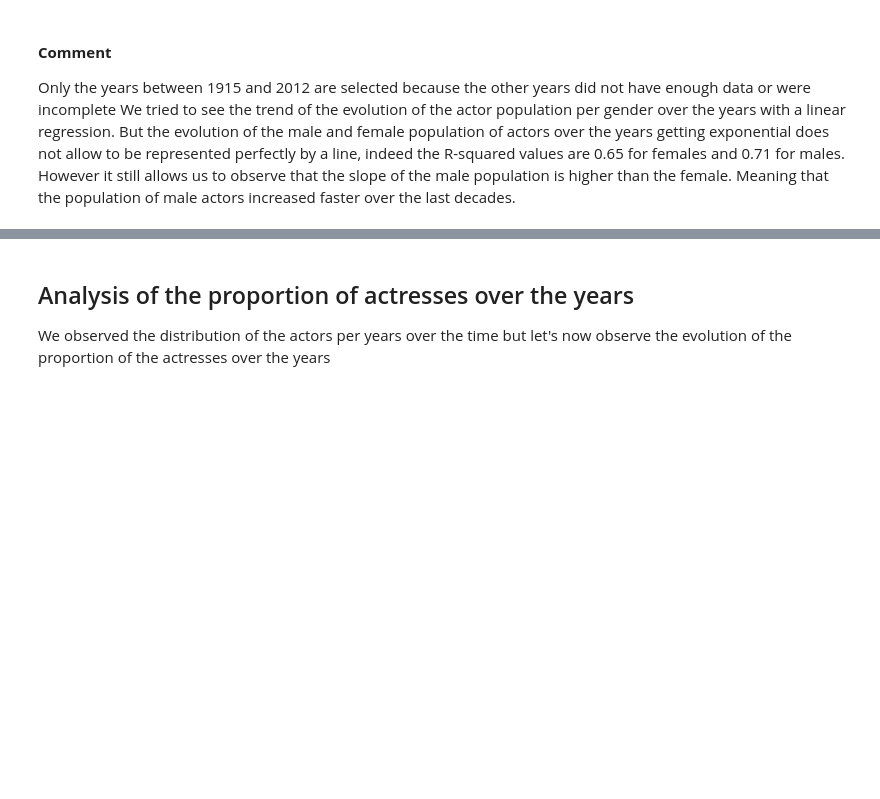
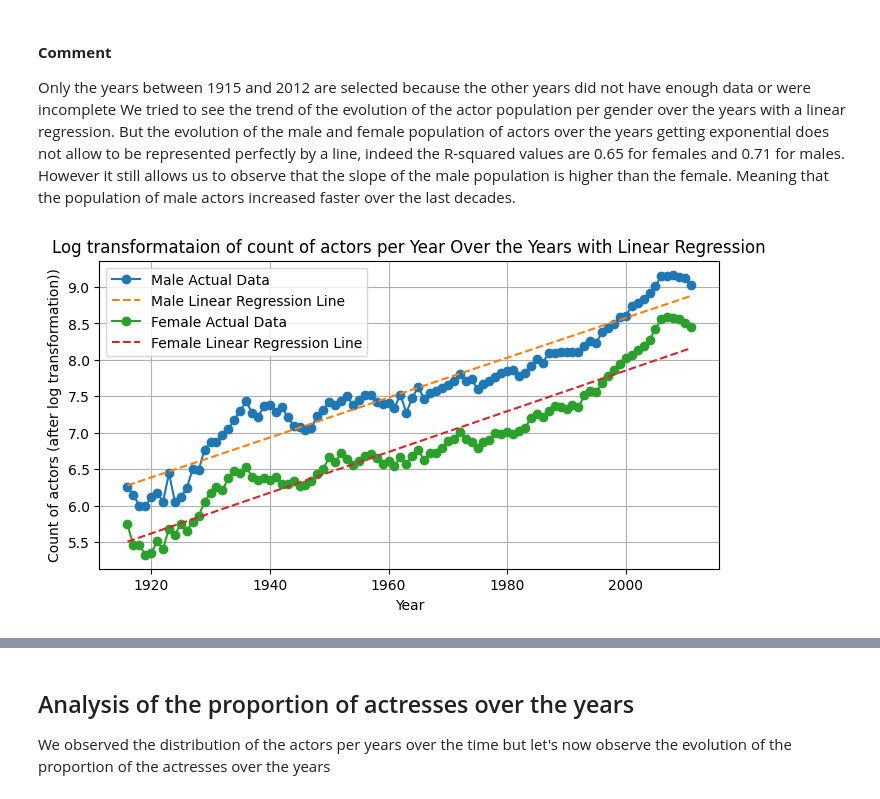
Before and after one commit to aristo6253/CS-401-ADAknow-Milestone2, a Jupyter notebook: Gender_analysis_movie_char.ipynb, the cells around one changed output, grey strips where cells are left out. Cells and saved outputs as stored; diff of their text form; code cells hidden in the pictures; blank space fills up the shorter version.

```diff
--- a/Gender_analysis_movie_char.ipynb
+++ b/Gender_analysis_movie_char.ipynb
@@ -432,3 +432,47 @@ strong multicollinearity or other numerical problems.
 Only the years between 1915 and 2012 are selected because the other years did not have enough data or were incomplete
 We tried to see the trend of the evolution of the actor population per gender over the years with a linear regression. But the evolution of the male and female population of actors over the years getting exponential does not allow to be represented perfectly by a line, indeed the R-squared values are 0.65 for females and 0.71 for males.
 However it still allows us to observe that the slope of the male population is higher than the female. Meaning that the population of male actors increased faster over the last decades.
+# %%
+years = df_gender_year['Movie release date_x'].values.reshape(-1,1)
+male_count_year_r = np.log(df_gender_year['Male_counts'].values)
+female_count_year_r = np.log(df_gender_year['Female_counts'].values)
+
+#linear regression for the count of actors for each year
+regression = LinearRegression()
+regression.fit(years, male_count_year_r)
+
+regression_f = LinearRegression()
+regression_f.fit(years, female_count_year_r)
+
+# Make predictions using the linear model
+predicted_character_counts = regression.predict(years)
+predicted_character_counts_f = regression_f.predict(years)
+
+plt.figure(figsize=(8, 4))  # Adjust the figure size as needed
+plt.plot(years, male_count_year_r, marker='o', linestyle='-', label='Male Actual Data')
+plt.plot(years, predicted_character_counts, linestyle='--', label='Male Linear Regression Line')
+
+plt.plot(years, female_count_year_r, marker='o', linestyle='-', label='Female Actual Data')
+plt.plot(years, predicted_character_counts_f, linestyle='--', label='Female Linear Regression Line')
+
+# Set plot labels and title
+plt.xlabel('Year')
+plt.ylabel('Count of actors (after log transformation)')
+plt.title('Log transformataion of count of actors per Year Over the Years with Linear Regression')
+
+# Display the plot
+plt.legend()
+plt.grid(True)
+plt.show()
+
+r_squared = r2_score(male_count_year_r, predicted_character_counts)
+r_squared_f = r2_score(female_count_year_r, predicted_character_counts_f)
+
+
+
+X_male = sm.add_constant(years)
+X_female = sm.add_constant(years)  # Add a constant term for the intercept
+model_male = sm.OLS(male_count_year_r, X_male).fit()
+model_female = sm.OLS(female_count_year_r, X_female).fit()
+# %% [output]
+[figure, added]
```
Also changed, not shown: parts of 6 cells of this notebook.
